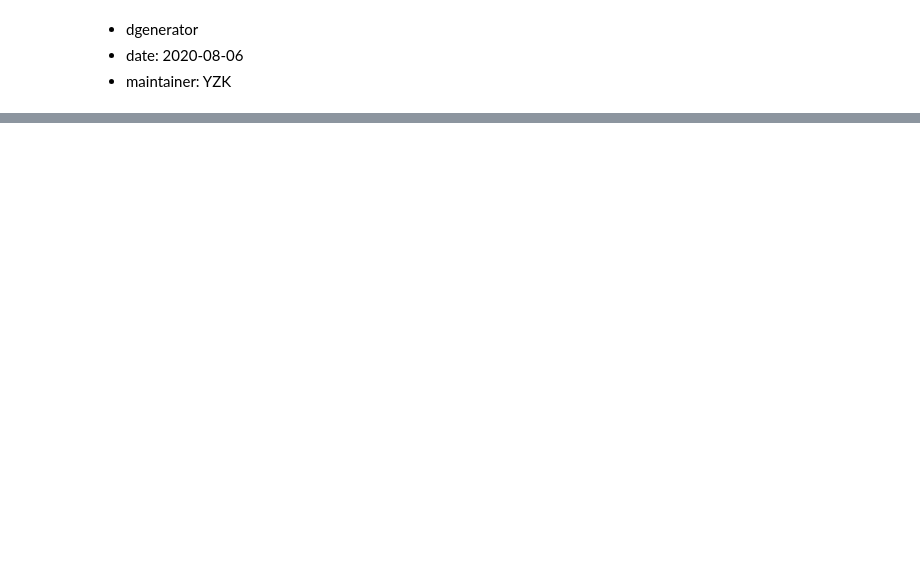
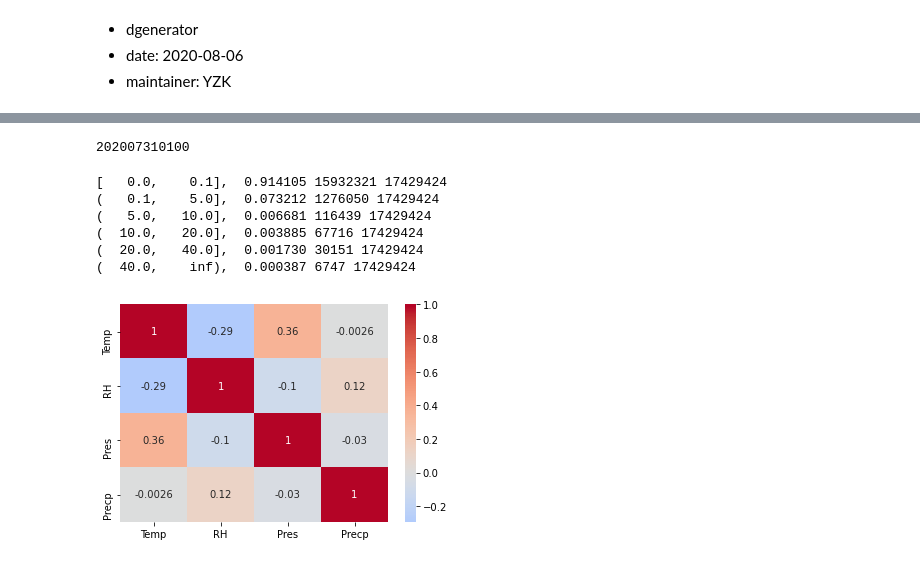
Before and after one commit to thecourageyu/RNNQC, a Jupyter notebook: lib/dgenerator.ipynb, the cells around one changed output, grey strips where cells are left out. Cells and saved outputs as stored; diff of their text form; code cells hidden in the pictures; blank space fills up the shorter version.

```diff
--- a/lib/dgenerator.ipynb
+++ b/lib/dgenerator.ipynb
@@ -556,0 +720,64 @@ if __name__ == "__main__":
+# %%
+int(mdfs[2][0].strftime("%Y%m%d%H%M"))
+# %% [output]
+202007310100
+# %%
+
+if __name__ == "__main__":
+
+###### check precp distribution
+
+    import numpy as np
+    import matplotlib.pyplot as plt
+    import seaborn as sns
+
+    npyd = "../dataset/hrf_2012010101_2015123124_trainMinMax.npy"
+    hrd  = np.load(npyd)  # [nsize, nstn, 4]
+
+    precp = np.reshape(hrd[:, :, -1], (-1, 1))
+
+    v = [0.1, 5, 10, 20, 40,]
+    n = precp[np.where(precp >= 0)].shape[0]
+    for idx_, v_ in enumerate(v):
+        if idx_ == 0:
+            n_ = precp[np.where((0 <= precp) & (precp <= v_))].shape[0]
+            print("[{0:>6.1f}, {1:>6.1f}], {2:9.6f} {3} {4}".format(0, v_, n_ / n, n_, n))
+        elif idx_ == len(v) - 1:
+            n_ = precp[np.where((v[idx_ - 1] < precp) & (precp <= v_))].shape[0]
+            print("({0:>6.1f}, {1:>6.1f}], {2:9.6f} {3} {4}".format(v[idx_ - 1], v_, n_ / n, n_, n))
+            n_ = precp[np.where(v_ < precp)].shape[0]
+            print("({0:>6.1f},    inf), {1:9.6f} {2} {3}".format(v_, n_ / n, n_, n))
+        else:
+            n_ = precp[np.where((v[idx_ - 1] < precp) & (precp <= v_))].shape[0]
+            print("({0:>6.1f}, {1:>6.1f}], {2:9.6f} {3} {4}".format(v[idx_ - 1], v_, n_ / n, n_, n))
+
+
+###### correlations
+
+    reformat = np.reshape(hrd, (-1, 4))
+    reformat[np.where(reformat < -90.)] = np.nan
+
+    df = pd.DataFrame(reformat, columns=["Temp", "RH", "Pres", "Precp"])
+    corrMatrix = df.corr()
+    sns.heatmap(corrMatrix, annot=True, center=0, cmap="coolwarm")
+
+######  pair plot
+
+#     idnpyd = "../dataset/stnid_2012010101_2015123124_trainMinMax.npy"
+#     stnids  = np.load(npyd)
+#     nstn = len(stnids)
+
+#     for idx, id_ in enumerate(stnids):
+#         df = hrd[:, idx, :]
+#         df = pd.DataFrame(df, columns=["Temp", "RH", "Pres", "Precp"])
+#     #     g = pd.plotting.scatter_matrix(df, figsize=(10, 10), marker='o', hist_kwds={'bins': 10}, s=60, alpha=0.8)
+#         sns.pairplot(df)
+#         plt.show()
+# %% [output]
+[   0.0,    0.1],  0.914105 15932321 17429424
+(   0.1,    5.0],  0.073212 1276050 17429424
+(   5.0,   10.0],  0.006681 116439 17429424
+(  10.0,   20.0],  0.003885 67716 17429424
+(  20.0,   40.0],  0.001730 30151 17429424
+(  40.0,    inf),  0.000387 6747 17429424
+[figure, added]
```
Also changed, not shown: parts of 18 cells of this notebook, 5 other files.
